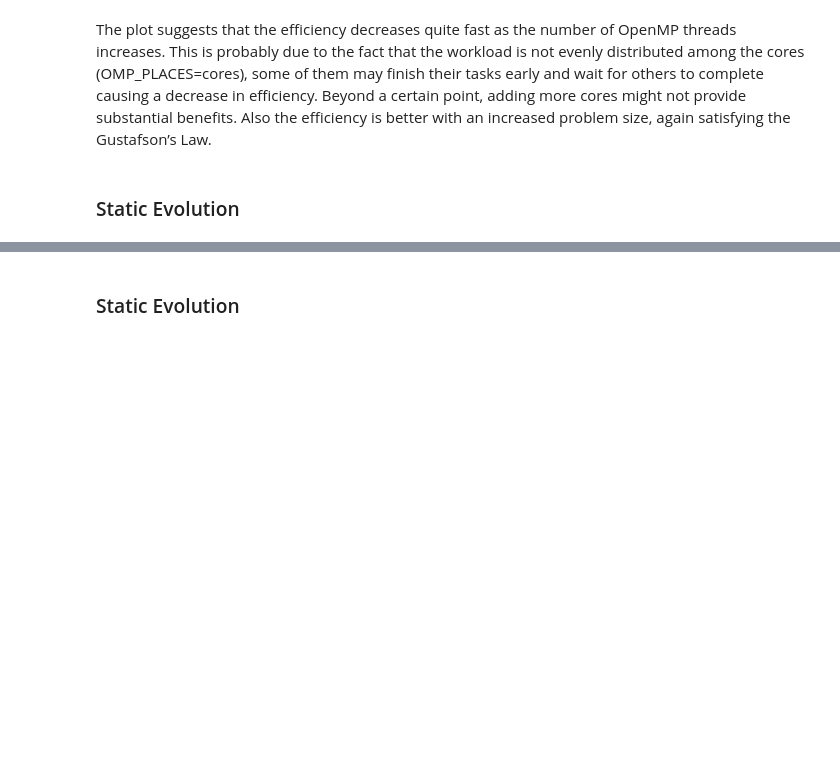
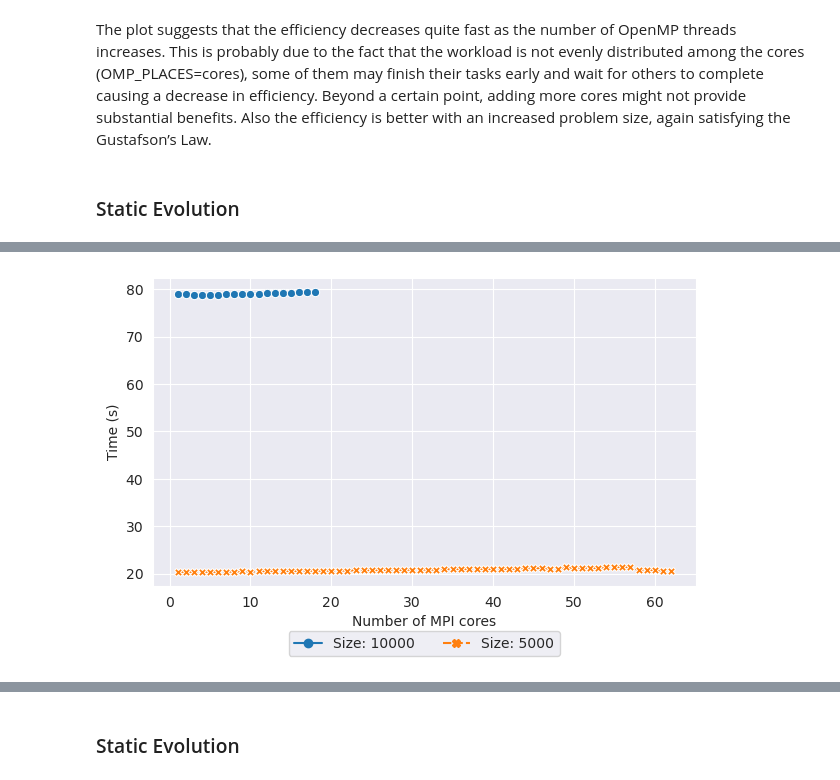
Before and after one commit to davidecapone/FHPC-Assignment, a Jupyter notebook: assignment_1/plots.ipynb, the cells around one changed output, grey strips where cells are left out. Drawn from its saved outputs; the diff is of its cells as text; code cells hidden in the pictures; blank space fills up the shorter version.

```diff
--- a/assignment_1/plots.ipynb
+++ b/assignment_1/plots.ipynb
@@ -349,0 +341,8 @@ In the next tests, a greater difference between the results in the case of the o
+# %%
+# Load data
+MPI_ordered_10000 = get_summary('strong_MPI_ordered_10000', test='mpi')
+MPI_ordered_5000 = get_summary('strong_MPI_ordered_5000', test='mpi')
+
+MPI_ordered = pd.concat([MPI_ordered_10000, MPI_ordered_5000])
+
+MPI_ordered
@@ -349,0 +363,25 @@ In the next tests, a greater difference between the results in the case of the o
+# %%
+# Time plot
+plt.figure(figsize=(7, 4))
+
+sns.set_style('darkgrid')
+
+sns.lineplot(
+    x='cores',
+    y='time',
+    data=MPI_ordered,
+    hue='test',
+    markers=True,
+    markersize=6,
+    style='test',
+)
+
+# Legend relocation
+plt.legend(bbox_to_anchor=(0.5, -0.25), loc='lower center', ncol=2, title='')
+
+plt.ylabel('Time (s)')
+plt.xlabel('Number of MPI cores')
+plt.savefig('assets/MPI_ordered_time.png', dpi=250, bbox_inches='tight')
+plt.show()
+# %% [output]
+[figure, added]
```
Also changed, not shown: parts of 9 cells of this notebook, 4 other files.
